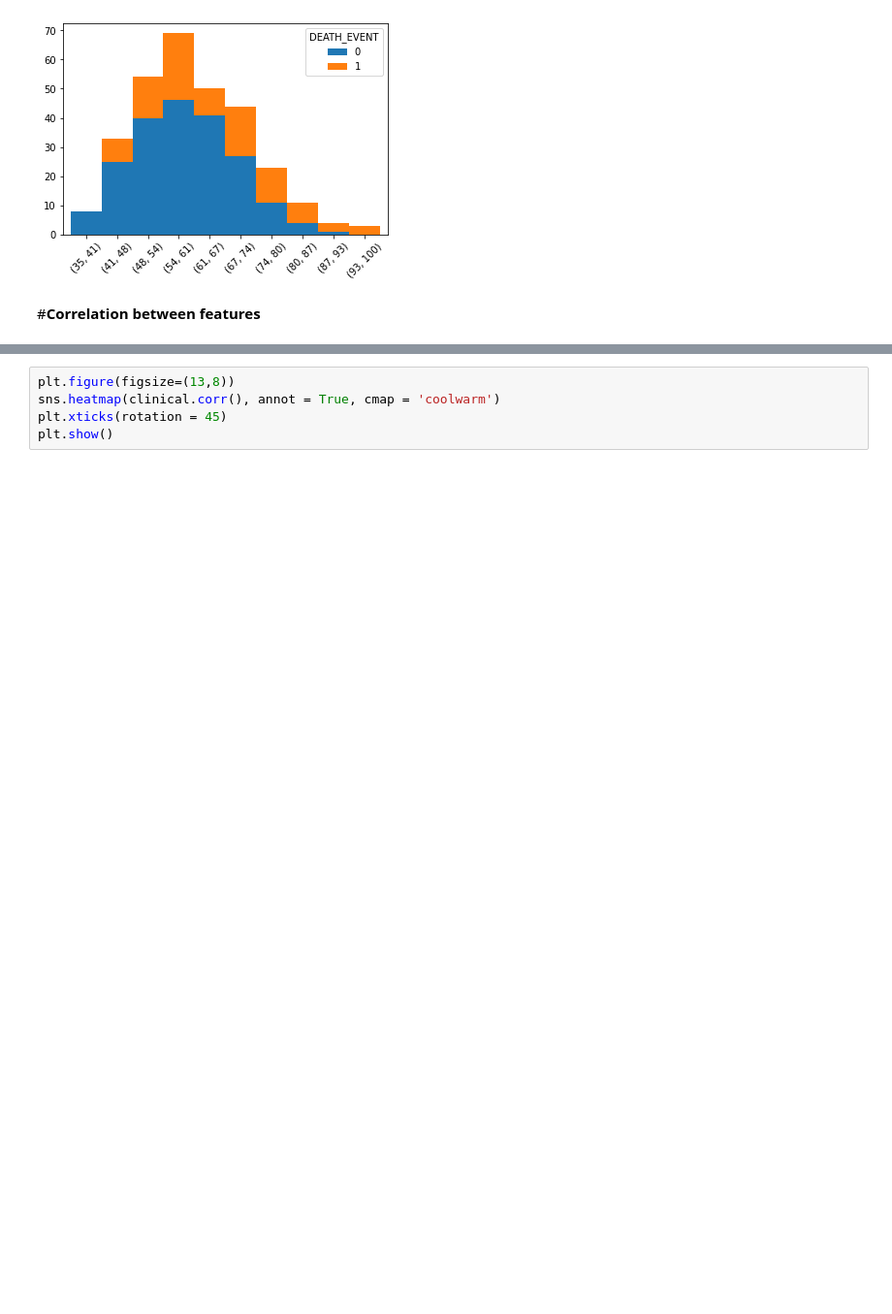
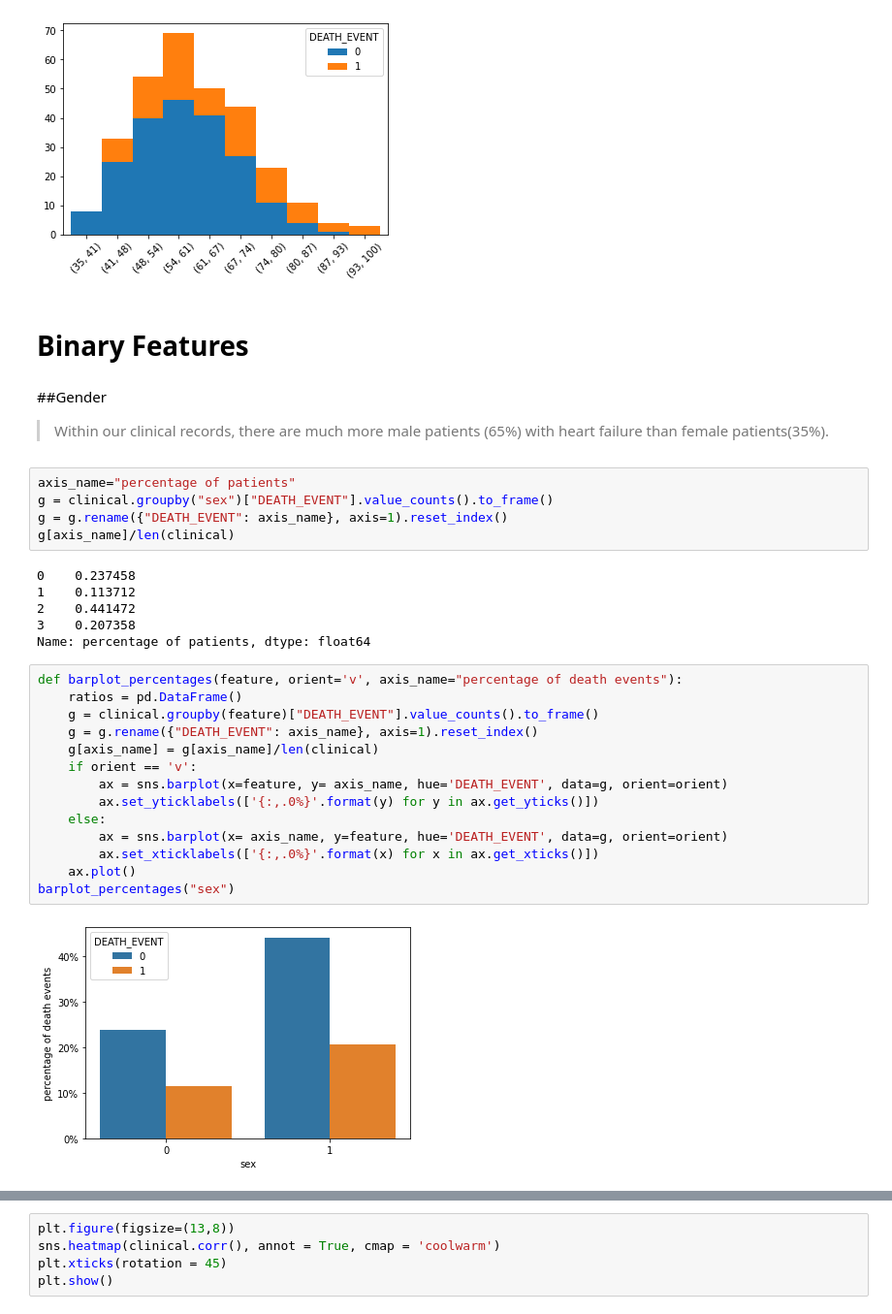
Before and after one commit to AntonioMoralCevallos/Predicting_Fatal_Heart_Failure-Project, a Jupyter notebook: Final_Deliverable_7b.ipynb, the cells around one changed output, grey strips where cells are left out. Shown at 97% size. Cells and saved outputs as stored; diff of their text form; blank space fills up the shorter version.

```diff
--- a/Final_Deliverable_7b.ipynb
+++ b/Final_Deliverable_7b.ipynb
@@ -183,5 +182,35 @@ clinical.groupby('DEATH_EVENT').age.apply(hist).unstack(0).plot.bar(**kw)
 # %% [output]
 <matplotlib.axes._subplots.AxesSubplot at 0x...>
 [figure]
-# %% [markdown]
-#**Correlation between features**
+# %% [markdown]
+# **Binary Features**
+# %% [markdown]
+##Gender
+> Within our clinical records, there are much more male patients (65%) with heart failure than female patients(35%).
+# %%
+axis_name="percentage of patients"
+g = clinical.groupby("sex")["DEATH_EVENT"].value_counts().to_frame()
+g = g.rename({"DEATH_EVENT": axis_name}, axis=1).reset_index()
+g[axis_name]/len(clinical)
+# %% [output]
+0    0.237458
+1    0.113712
+2    0.441472
+3    0.207358
+Name: percentage of patients, dtype: float64
+# %%
+def barplot_percentages(feature, orient='v', axis_name="percentage of death events"):
+    ratios = pd.DataFrame()
+    g = clinical.groupby(feature)["DEATH_EVENT"].value_counts().to_frame()
+    g = g.rename({"DEATH_EVENT": axis_name}, axis=1).reset_index()
+    g[axis_name] = g[axis_name]/len(clinical)
+    if orient == 'v':
+        ax = sns.barplot(x=feature, y= axis_name, hue='DEATH_EVENT', data=g, orient=orient)
+        ax.set_yticklabels(['{:,.0%}'.format(y) for y in ax.get_yticks()])
+    else:
+        ax = sns.barplot(x= axis_name, y=feature, hue='DEATH_EVENT', data=g, orient=orient)
+        ax.set_xticklabels(['{:,.0%}'.format(x) for x in ax.get_xticks()])
+    ax.plot()
+barplot_percentages("sex")
+# %% [output]
+[figure, added]
```
Also changed, not shown: parts of 59 cells of this notebook.
